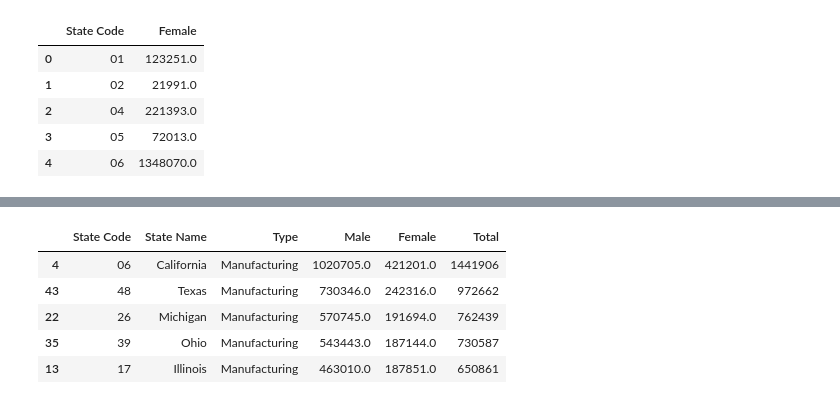
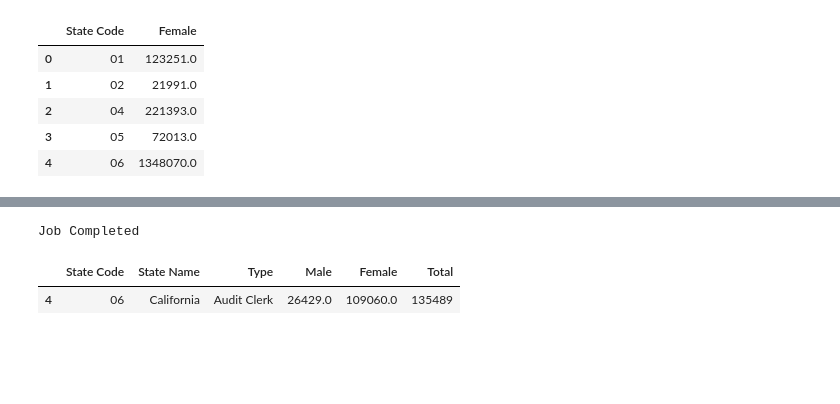
Before and after one commit to scooops94/Project_CSS, a Jupyter notebook: Census_Demo.ipynb, the cells around one changed output, grey strips where cells are left out. Drawn from its saved outputs; the diff is of its cells as text; code cells hidden in the pictures; blank space fills up the shorter version.

```diff
--- a/Census_Demo.ipynb
+++ b/Census_Demo.ipynb
@@ -20,8 +74,8 @@ c1 = Census(api_key,year=2017)
 # %%
-male_data=c1.acs1.get('B24010_019E', {'for': 'state:*'})
+male_data=c1.acs1.get('B01003_001E', {'for': 'state:*'})
 m_pd = pd.DataFrame(male_data)
-m_pd = m_pd.rename(columns={"B24010_019E": "Male",
+m_pd = m_pd.rename(columns={"B24010_019E": "Population",
                                        "state": "State Code"})
-m_pd = m_pd[["State Code","Male"]]
+m_pd = m_pd[["State Code","Population"]]
 m_pd.head()
 # %% [output]
@@ -59,7 +116,7 @@ mf_df["Type"] = ''
 state_dict = us.states.mapping('fips', 'name')
 for index, row in mf_df.iterrows():
     mf_df.loc[index,'State'] = state_dict[mf_df.loc[index,'State Code']]
-    mf_df.loc[index,'Type'] = 'IT'
+    mf_df.loc[index,'Type'] = 'Manufacturing'
 
 
 mf_df = mf_df[["State Code", "State", "Type","Male", "Female","Total"]]
@@ -135,27 +303,59 @@ print("Job Completed")
+# %%
+# Finance
+cnt = 1
+input_data=[{'Male':'B24010_105E','Female':'B24010_256E','jobtype':'Audit Clerk'},
+           {'Male':'B24010_016E','Female':'B24010_167E','jobtype':'Specialist'},
+           {'Male':'B24010_008E','Female':'B24010_159E','jobtype':'Finance Manager'},
+           {'Male':'B24010_017E','Female':'B24010_168E','jobtype':'Accountants'}
+          ]
+input_df = pd.DataFrame(input_data)
+input_df
+for index, row in input_df.iterrows():
+    filter_df = input_df[input_df['jobtype']==input_df.loc[index,'jobtype']]
+    key1_val = ','.join(str(v) for v in filter_df['Male'])
+    key2_val = ','.join(str(v) for v in filter_df['Female'])
+    jobtypeVal = ','.join(str(v) for v in filter_df['jobtype'])
+
+    rs_data = func_getdata(key1 = key1_val, key2 = key2_val, jobtype = jobtypeVal)
+    rs_data
+    rs_data = rs_data.rename(columns={key1_val: "Male",key2_val:"Female","state": "State Code"})
+    rs_data["Total"] = rs_data["Male"].astype(int) + rs_data["Female"].astype(int)
+    rs_data = rs_data[["State Code", "State Name", "Type","Male", "Female","Total"]]
+    rs_data.sort_values('Total', ascending=False).head()
+
+# First time for the header
+    if cnt == 1:
+        rs_data.to_csv("job_Finance_data.csv", encoding="utf-8", index=False)
+        cnt = cnt + 1
+
+    if cnt > 1:
+        with open('job_Finance_data.csv', 'a') as f:
+            rs_data.to_csv(f, header=False, index=False)
+
+print("Job Completed")
+# %% [output]
+Job Completed
 # %%
+# Finance
 cnt = 1
-input_data=[{'Male':'B24040_007E','Female':'B24040_111E','jobtype':'Manufacturing'},
-           {'Male':'B24010_019E','Female':'B24010_155E','jobtype':'IT'},
-           {'Male':'B24010_037E','Female':'B24010_188E','jobtype':'Social Workers'},
-           {'Male':'B24010_017E','Female':'B24010_168E','jobtype':'Finance'}
+input_data=[{'Male':'B24010_105E','Female':'B24010_256E','jobtype':'Audit Clerk'},
+           {'Male':'B24010_016E','Female':'B24010_167E','jobtype':'Specialist'},
+           {'Male':'B24010_008E','Female':'B24010_159E','jobtype':'Finance Manager'},
+           {'Male':'B24010_017E','Female':'B24010_168E','jobtype':'Accountants'}
           ]
-input_df = pd.DataFrame(input_data)
 
-
-key1_val = 'B24040_007E'
-key2_val = 'B24040_111E'
-jobtypeVal = 'Manufacturing'
+key1_val = 'B24010_105E'
+key2_val = 'B24010_256E'
+jobtypeVal = 'Audit Clerk'
 
 rs_data = func_getdata(key1 = key1_val, key2 = key2_val, jobtype = jobtypeVal)
 rs_data
 rs_data = rs_data.rename(columns={key1_val: "Male",key2_val:"Female","state": "State Code"})
 rs_data["Total"] = rs_data["Male"].astype(int) + rs_data["Female"].astype(int)
 rs_data = rs_data[["State Code", "State Name", "Type","Male", "Female","Total"]]
-rs_data.sort_values('Total', ascending=False).head()
+#rs_data.sort_values('Total', ascending=False).head()
+filter_df = rs_data[rs_data['State Name']=='California']
+filter_df
 # %% [output]
 |  | State Code | State Name | Type | Male | Female | Total |
-| 4 | 06 | California | Manufacturing | 1020705.0 | 421201.0 | 1441906 |
-| 43 | 48 | Texas | Manufacturing | 730346.0 | 242316.0 | 972662 |
-| 22 | 26 | Michigan | Manufacturing | 570745.0 | 191694.0 | 762439 |
-| 35 | 39 | Ohio | Manufacturing | 543443.0 | 187144.0 | 730587 |
-| 13 | 17 | Illinois | Manufacturing | 463010.0 | 187851.0 | 650861 |
+| 4 | 06 | California | Audit Clerk | 26429.0 | 109060.0 | 135489 |
```
Also changed, not shown: parts of 28 cells of this notebook.
